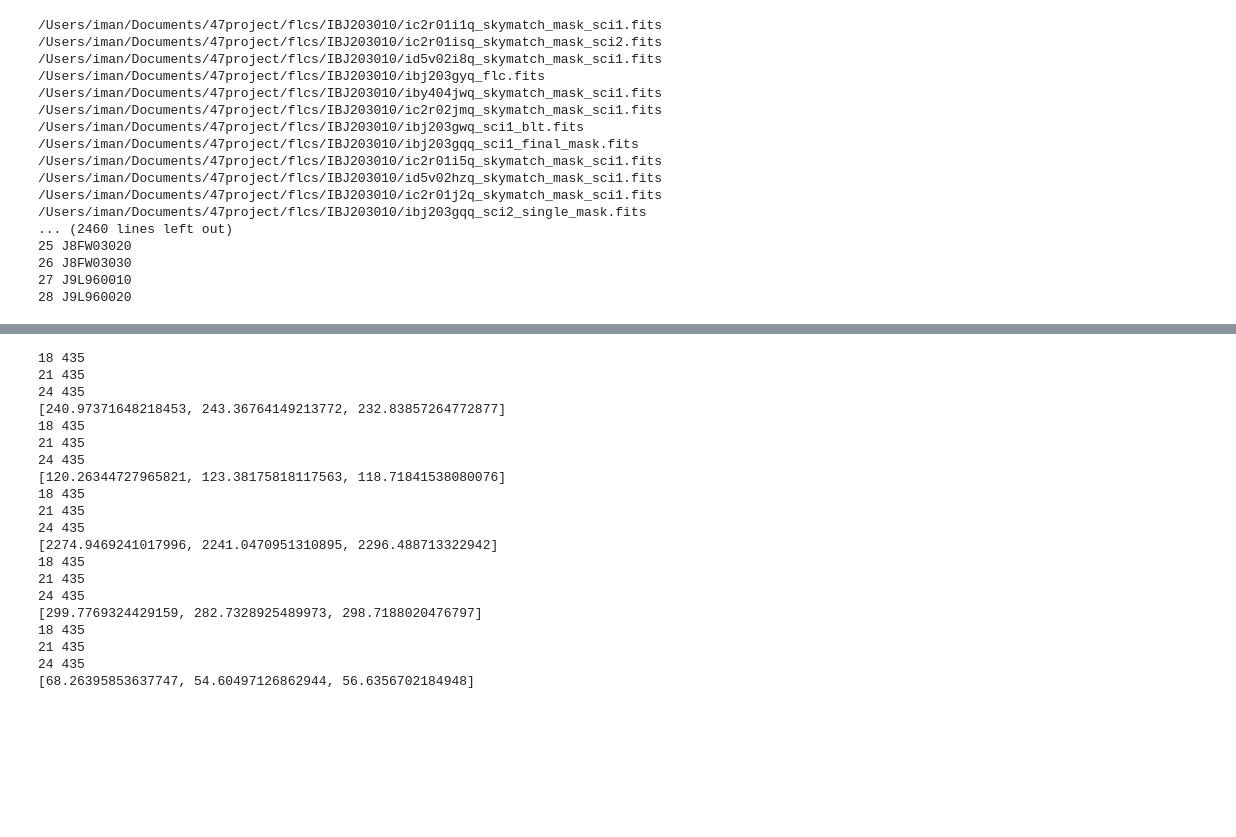
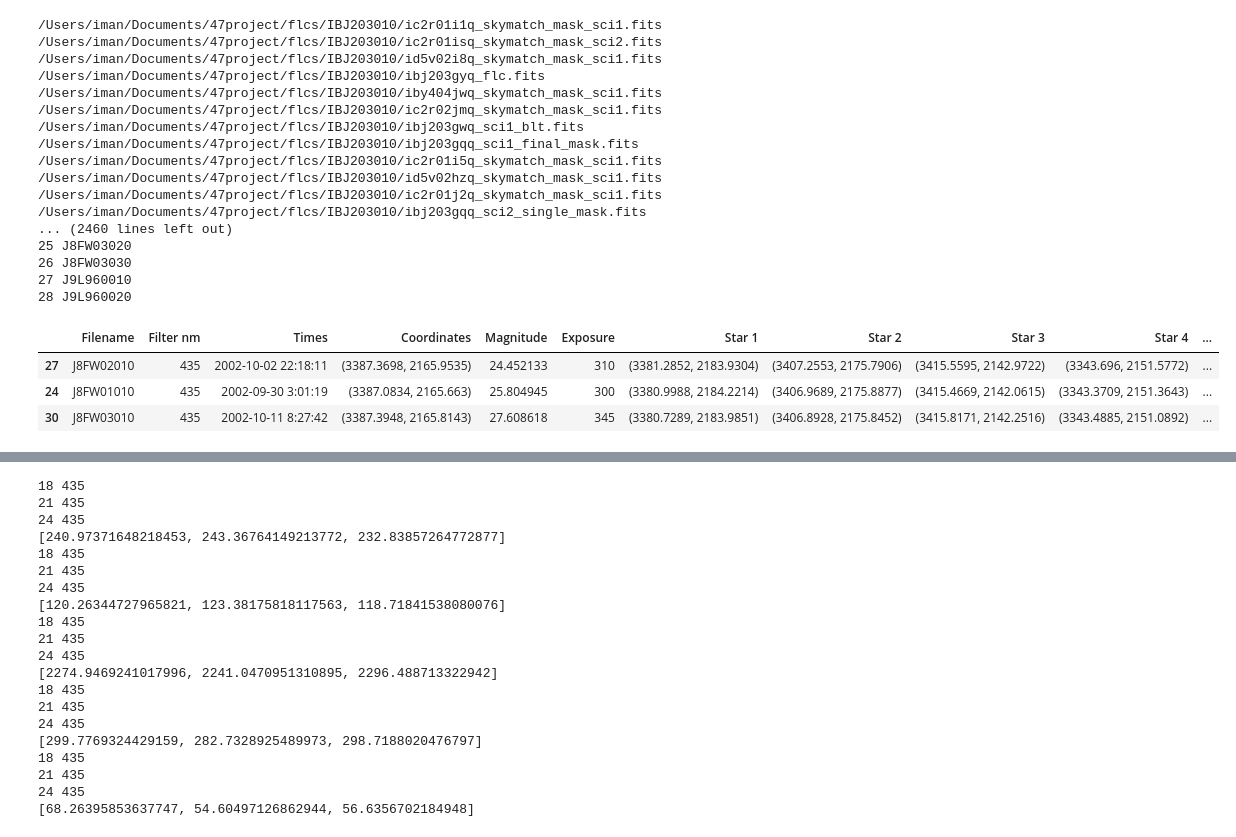
Before and after one commit to imanbeh/variablesearch, a Jupyter notebook: analysis_435nm.ipynb, the cells around one changed output, grey strips where cells are left out. Saved outputs shown, nothing was run; the diff lists cells and outputs as text; code cells hidden in the pictures; blank space fills up the shorter version.

```diff
--- a/analysis_435nm.ipynb
+++ b/analysis_435nm.ipynb
@@ -40,0 +47,7 @@ import matplotlib.dates as md
+# %%
+df.loc[(df['Filter nm'] == 435)]
+# %% [output]
+|  | Filename | Filter nm | Times | Coordinates | Magnitude | Exposure | Star 1 | Star 2 | Star 3 | Star 4 | ... |
+| 27 | J8FW02010 | 435 | 2002-10-02 22:18:11 | (3387.3698, 2165.9535) | 24.452133 | 310 | (3381.2852, 2183.9304) | (3407.2553, 2175.7906) | (3415.5595, 2142.9722) | (3343.696, 2151.5772) | ... |
+| 24 | J8FW01010 | 435 | 2002-09-30 3:01:19 | (3387.0834, 2165.663) | 25.804945 | 300 | (3380.9988, 2184.2214) | (3406.9689, 2175.8877) | (3415.4669, 2142.0615) | (3343.3709, 2151.3643) | ... |
+| 30 | J8FW03010 | 435 | 2002-10-11 8:27:42 | (3387.3948, 2165.8143) | 27.608618 | 345 | (3380.7289, 2183.9851) | (3406.8928, 2175.8452) | (3415.8171, 2142.2516) | (3343.4885, 2151.0892) | ... |
```
Also changed, not shown: parts of 42 cells of this notebook, 8 other files.
